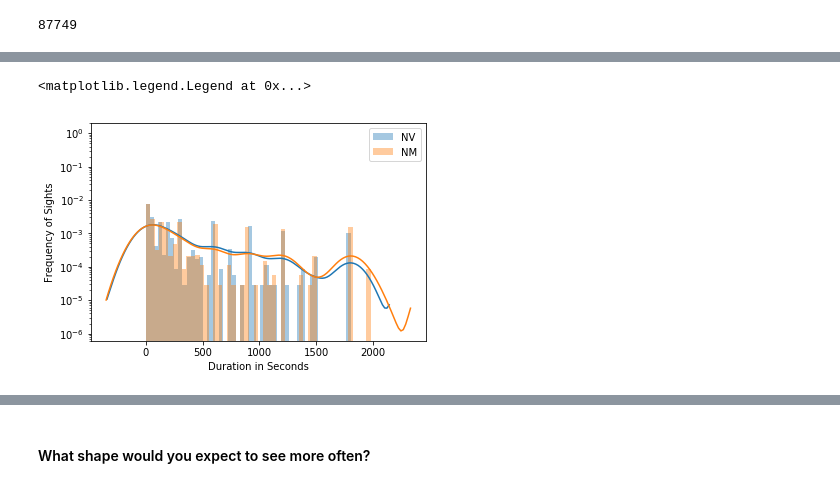
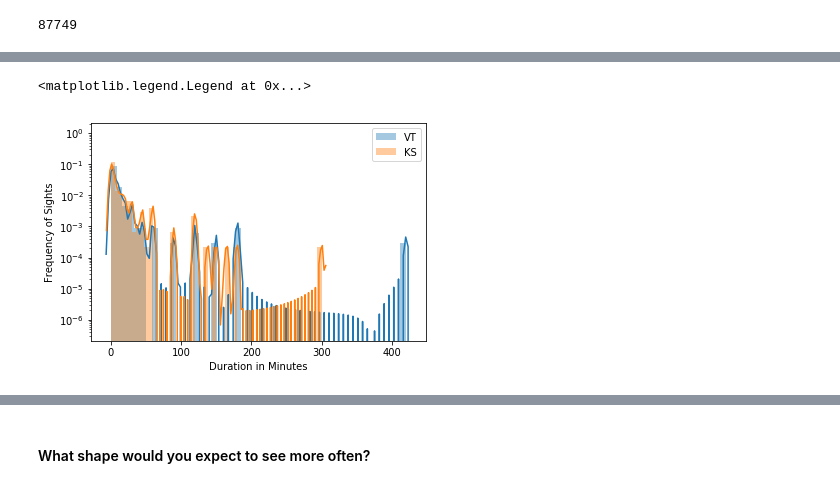
Before and after one commit to fcoba/UFO_proj_2, a Jupyter notebook: ufo_ttest.ipynb, the cells around one changed output, grey strips where cells are left out. Cells and saved outputs as stored; diff of their text form; code cells hidden in the pictures.

```diff
--- a/ufo_ttest.ipynb
+++ b/ufo_ttest.ipynb
@@ -115,0 +196,12 @@ ufo_df.Duration_sec=ufo_df.Duration_sec.astype(float)
+# %%
+# observed values sightings for the year 2010 for all the states
+import scipy.stats as stats
+
+best_states_df = pd.DataFrame(ufo_pop_df['state'])
+
+
+for i, year in enumerate(year_list):
+    pop_col='NperMil{}'.format(year)
+
+
+    best_states_df[pop_col] = ufo_pop_df[pop_col]
@@ -116,24 +270,26 @@ ufo_df.Duration_sec=ufo_df.Duration_sec.astype(float)
 # %%
-c.execute('''select * from ufos where state = 'NM' ''')
-ufo_df_nm = pd.DataFrame(c.fetchall())
-ufo_df_nm.columns = [i[0] for i in c.description]
+c.execute('''select * from ufos where state = 'VT' ''')
+ufo_df_vt = pd.DataFrame(c.fetchall())
+ufo_df_vt.columns = [i[0] for i in c.description]
+ufo_df_vt.Duration_sec = ufo_df_vt.Duration_sec.astype(float)/60
 # %%
-c.execute('''select * from ufos where state= 'NV' ''')
-ufo_df_nv = pd.DataFrame(c.fetchall())
-ufo_df_nv.columns = [i[0] for i in c.description]
+c.execute('''select * from ufos where state= 'KS' ''')
+ufo_df_ks = pd.DataFrame(c.fetchall())
+ufo_df_ks.columns = [i[0] for i in c.description]
+ufo_df_ks.Duration_sec = ufo_df_ks.Duration_sec.astype(float)/60
 # %%
-ufo_df_nv.Duration_sec=ufo_df_nv.Duration_sec.astype(float)
-ufo_df_nm.Duration_sec=ufo_df_nm.Duration_sec.astype(float)
+ufo_df_vt.Duration_sec=ufo_df_vt.Duration_sec.astype(float)
+ufo_df_ks.Duration_sec=ufo_df_ks.Duration_sec.astype(float)
 fig = plt.figure(figsize=(6,4))
-sns.distplot(ufo_df_nv[ufo_df_nv.Duration_sec<2000]['Duration_sec'], bins=50, label='NV')
-sns.distplot(ufo_df_nm[ufo_df_nm.Duration_sec<2000]['Duration_sec'], bins=50, label='NM')
+sns.distplot(ufo_df_vt[ufo_df_vt.Duration_sec<500]['Duration_sec'], bins=50, label='VT')
+sns.distplot(ufo_df_ks[ufo_df_ks.Duration_sec<500]['Duration_sec'], bins=50, label='KS')
 plt.semilogy(True)
 plt.ylabel('Frequency of Sights')
-plt.xlabel('Duration in Seconds')
+plt.xlabel('Duration in Minutes')
 plt.legend()
 # %% [output]
 <matplotlib.legend.Legend at 0x...>
-[figure, old version]
+[figure, new version]
 # %%
 # ufo_df.Shape.value_counts()
 # %% [markdown]
```
Also changed, not shown: parts of 62 cells of this notebook, 2 other files.
